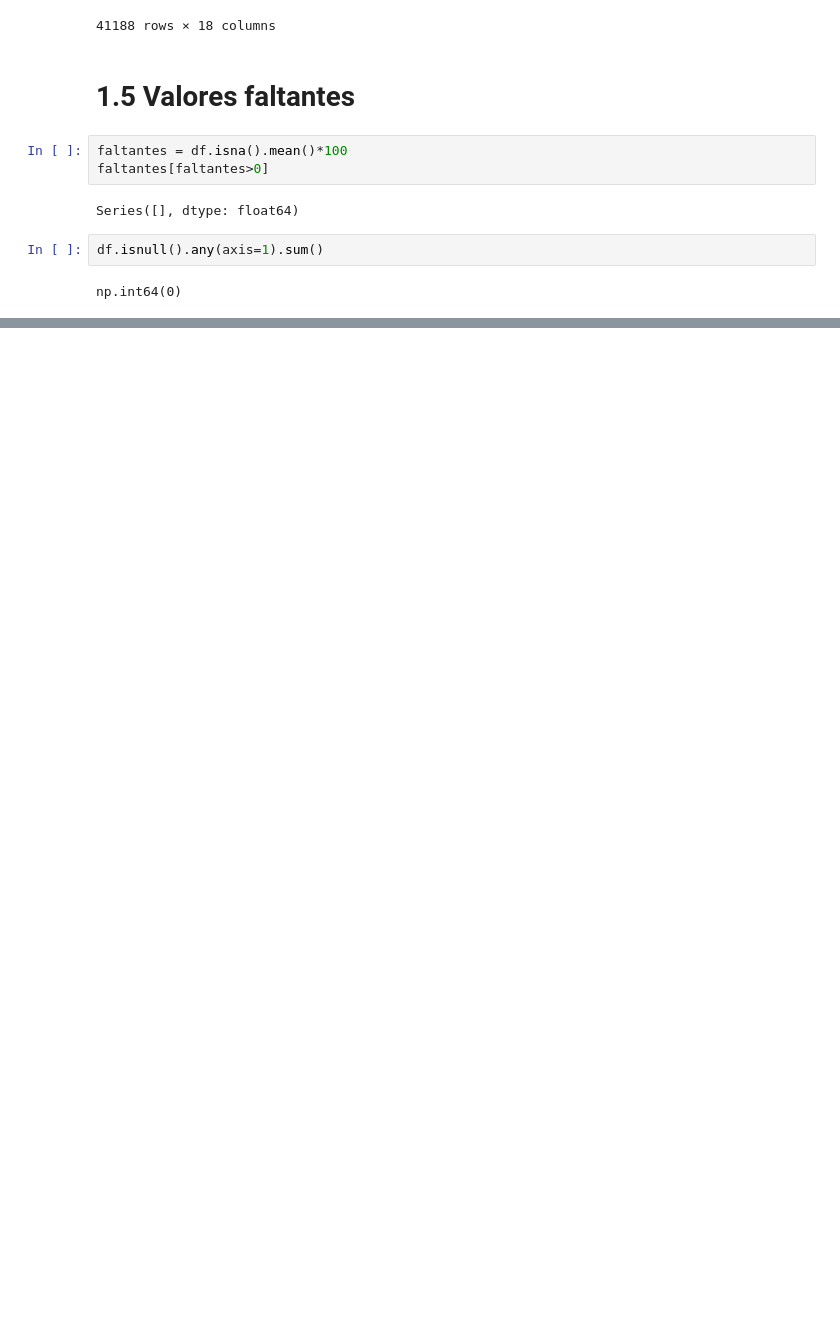
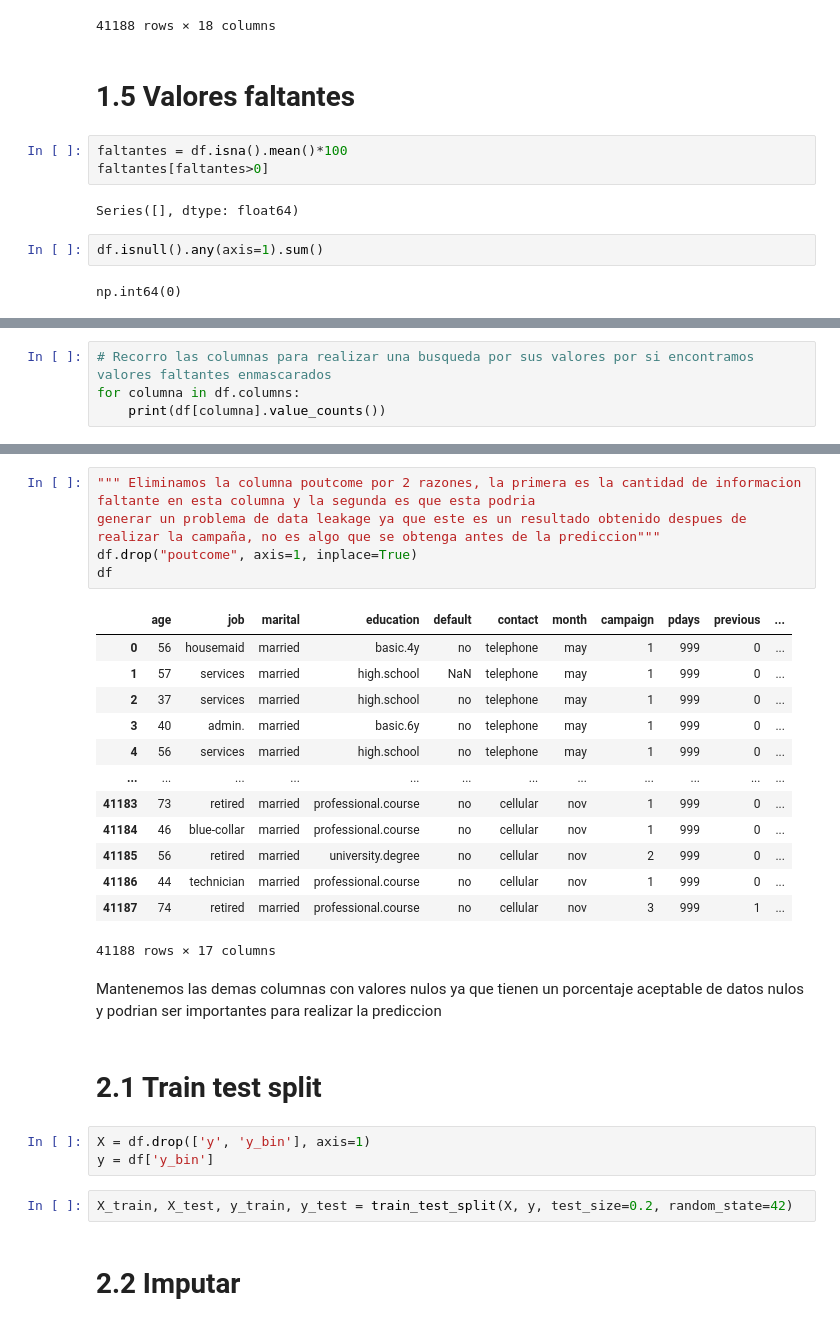
Before and after one commit to 4GeeksAcademy/carlos060495-intro-ml, a Jupyter notebook: src/01-logistic-regression.ipynb, the cells around one changed output, grey strips where cells are left out. Drawn from its saved outputs; the diff is of its cells as text; blank space fills up the shorter version.

```diff
--- a/src/01-logistic-regression.ipynb
+++ b/src/01-logistic-regression.ipynb
@@ -173,0 +201,4 @@ np.int64(0)
+# %%
+# Recorro las columnas para realizar una busqueda por sus valores por si encontramos valores faltantes enmascarados
+for columna in df.columns:
+    print(df[columna].value_counts())
@@ -178,0 +281,30 @@ msno.matrix(df)
+# %%
+""" Eliminamos la columna poutcome por 2 razones, la primera es la cantidad de informacion faltante en esta columna y la segunda es que esta podria
+generar un problema de data leakage ya que este es un resultado obtenido despues de realizar la campaña, no es algo que se obtenga antes de la prediccion"""
+df.drop("poutcome", axis=1, inplace=True)
+df
+# %% [output]
+|  | age | job | marital | education | default | contact | month | campaign | pdays | previous | ... |
+| 0 | 56 | housemaid | married | basic.4y | no | telephone | may | 1 | 999 | 0 | ... |
+| 1 | 57 | services | married | high.school | NaN | telephone | may | 1 | 999 | 0 | ... |
+| 2 | 37 | services | married | high.school | no | telephone | may | 1 | 999 | 0 | ... |
+| 3 | 40 | admin. | married | basic.6y | no | telephone | may | 1 | 999 | 0 | ... |
+| 4 | 56 | services | married | high.school | no | telephone | may | 1 | 999 | 0 | ... |
+| ... | ... | ... | ... | ... | ... | ... | ... | ... | ... | ... | ... |
+| 41183 | 73 | retired | married | professional.course | no | cellular | nov | 1 | 999 | 0 | ... |
+| 41184 | 46 | blue-collar | married | professional.course | no | cellular | nov | 1 | 999 | 0 | ... |
+| 41185 | 56 | retired | married | university.degree | no | cellular | nov | 2 | 999 | 0 | ... |
+| 41186 | 44 | technician | married | professional.course | no | cellular | nov | 1 | 999 | 0 | ... |
+| 41187 | 74 | retired | married | professional.course | no | cellular | nov | 3 | 999 | 1 | ... |
+41188 rows × 17 columns
+# %% [markdown]
+Mantenemos las demas columnas con valores nulos ya que tienen un porcentaje aceptable de datos nulos y podrian ser importantes para realizar la prediccion
+# %% [markdown]
+# 2.1 Train test split
+# %%
+X = df.drop(['y', 'y_bin'], axis=1)
+y = df['y_bin']
+# %%
+X_train, X_test, y_train, y_test = train_test_split(X, y, test_size=0.2, random_state=42)
+# %% [markdown]
+# 2.2 Imputar
```
Also changed, not shown: parts of 45 cells of this notebook, 2 other files.
